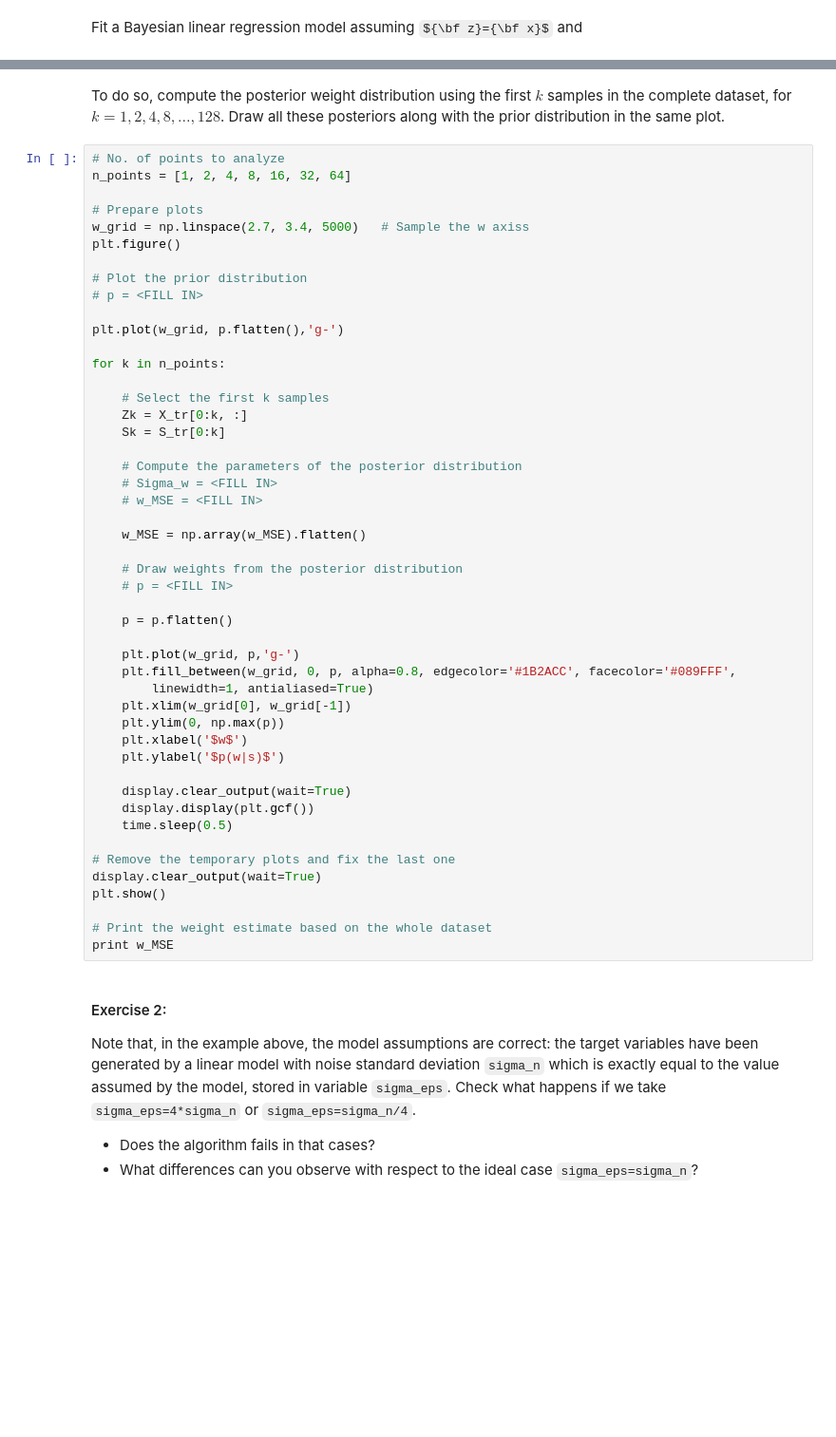
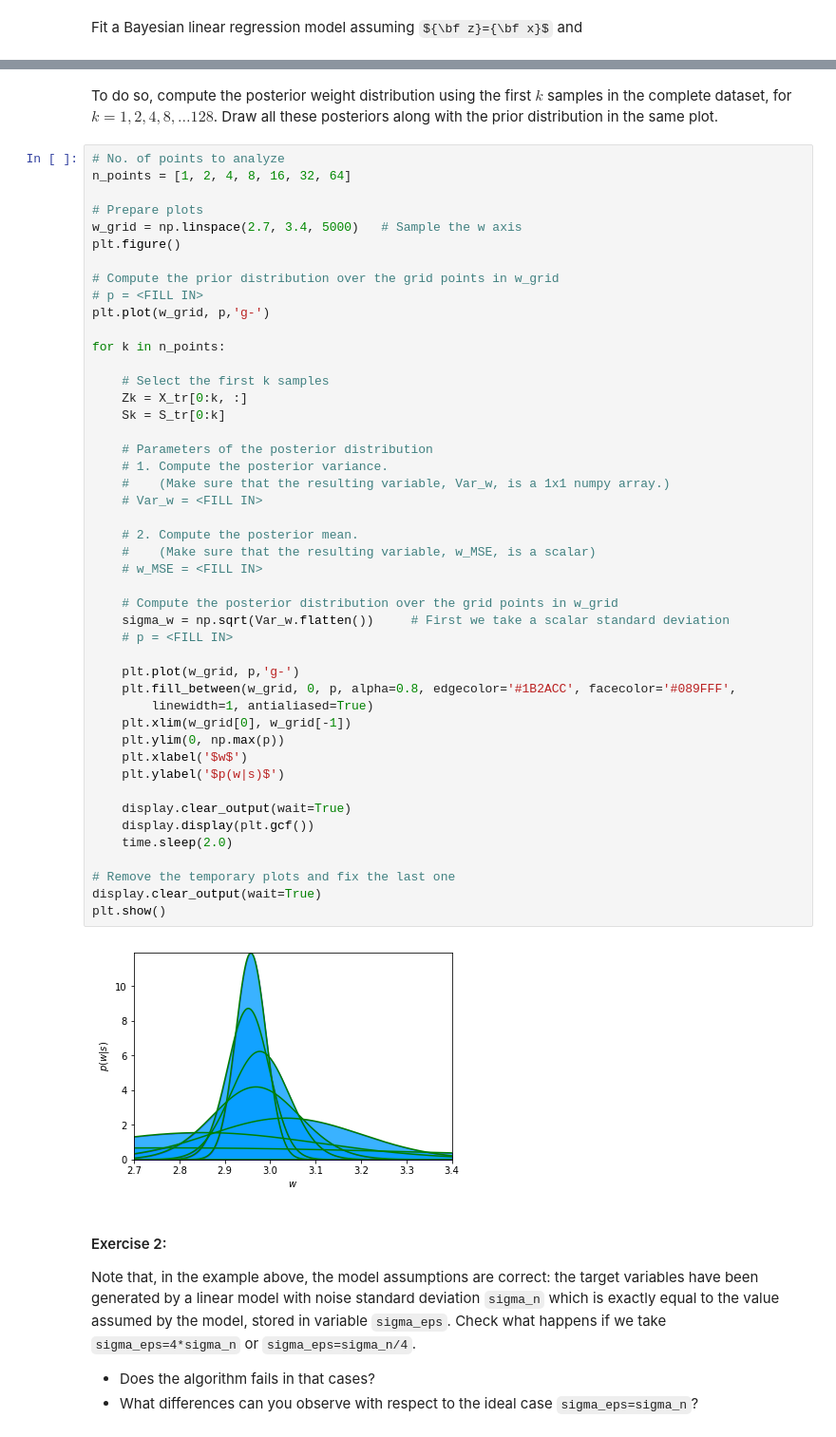
Before and after one commit to ML4DS/ML4all, a Jupyter notebook: R5.Bayesian_Regression/Bayesian_regression_student.ipynb, the cells around one changed output, grey strips where cells are left out. Shown at 95% size. Saved outputs shown, nothing was run; the diff lists cells and outputs as text; some formulas as TeX source; blank space fills up the shorter version.

```diff
--- a/R5.Bayesian_Regression/Bayesian_regression_student.ipynb
+++ b/R5.Bayesian_Regression/Bayesian_regression_student.ipynb
@@ -265,53 +269,53 @@ sigma_p = 1e6 * np.eye(1)
 # %% [markdown]
-To do so, compute the posterior weight distribution using the first $k$ samples in the complete dataset, for $k = 1,2,4,8,\ldots, 128$. Draw all these posteriors along with the prior distribution in the same plot.
+To do so, compute the posterior weight distribution using the first $k$ samples in the complete dataset, for $k = 1,2,4,8,\ldots 128$. Draw all these posteriors along with the prior distribution in the same plot.
 # %%
 # No. of points to analyze
 n_points = [1, 2, 4, 8, 16, 32, 64]
 
 # Prepare plots
-w_grid = np.linspace(2.7, 3.4, 5000)   # Sample the w axiss
+w_grid = np.linspace(2.7, 3.4, 5000)   # Sample the w axis
 plt.figure()
 
-# Plot the prior distribution
+# Compute the prior distribution over the grid points in w_grid
 # p = <FILL IN>
-
-plt.plot(w_grid, p.flatten(),'g-')
+plt.plot(w_grid, p,'g-')
 
 for k in n_points:
 
     # Select the first k samples
     Zk = X_tr[0:k, :]
     Sk = S_tr[0:k]
 
-    # Compute the parameters of the posterior distribution
-    # Sigma_w = <FILL IN>
+    # Parameters of the posterior distribution
+    # 1. Compute the posterior variance.
+    #    (Make sure that the resulting variable, Var_w, is a 1x1 numpy array.)
+    # Var_w = <FILL IN>
+
+    # 2. Compute the posterior mean.
+    #    (Make sure that the resulting variable, w_MSE, is a scalar)
     # w_MSE = <FILL IN>
 
-    w_MSE = np.array(w_MSE).flatten()
-
-    # Draw weights from the posterior distribution
+    # Compute the posterior distribution over the grid points in w_grid
+    sigma_w = np.sqrt(Var_w.flatten())     # First we take a scalar standard deviation
     # p = <FILL IN>
-
-    p = p.flatten()
 
     plt.plot(w_grid, p,'g-')
     plt.fill_between(w_grid, 0, p, alpha=0.8, edgecolor='#1B2ACC', facecolor='#089FFF',
         linewidth=1, antialiased=True)
     plt.xlim(w_grid[0], w_grid[-1])
     plt.ylim(0, np.max(p))
     plt.xlabel('$w$')
     plt.ylabel('$p(w|s)$')
 
     display.clear_output(wait=True)
     display.display(plt.gcf())
-    time.sleep(0.5)
+    time.sleep(2.0)
 
 # Remove the temporary plots and fix the last one
 display.clear_output(wait=True)
 plt.show()
-
-# Print the weight estimate based on the whole dataset
-print w_MSE
+# %% [output]
+[figure, added]
 # %% [markdown]
 #### Exercise 2:
 
```
Also changed, not shown: parts of 13 cells of this notebook, 13 other files.
